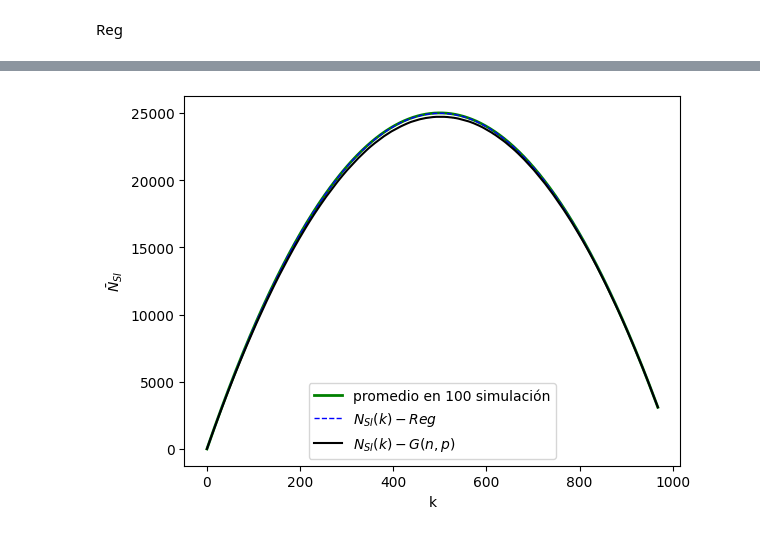
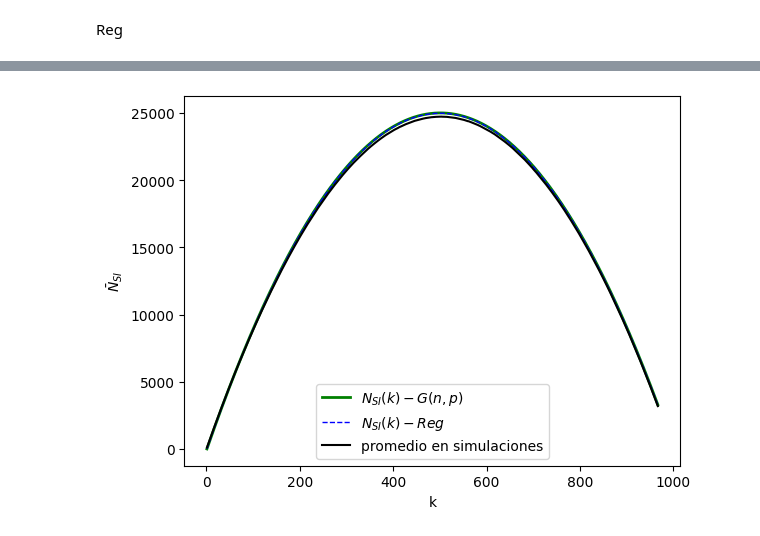
Before and after one commit to JairEsc/Aproximaciones-de-Modelos-Epidemiologicos, a Jupyter notebook: SIS_conteo.ipynb, the cells around one changed output, grey strips where cells are left out. Drawn from its saved outputs; the diff is of its cells as text; code cells hidden in the pictures.

```diff
--- a/SIS_conteo.ipynb
+++ b/SIS_conteo.ipynb
@@ -387,20 +387,20 @@ k
 # %%
 conteo_promedio=conteo_data.groupby(['k']).mean()
 n=2
 r=[]
 r2=[]
 for i in range(0,len(conteo_promedio)):
     r.append(i*((N-i)/N)*(0.1*(N-1)))
     r2.append(i*(N-i)*0.1)
 conteo_promedio['reg']=r
 conteo_promedio['gnp']=r2
 plt.plot(conteo_promedio['gnp'],color='g',linewidth=2,label=r'$N_{SI}(k)-G(n,p)$')
 plt.plot(conteo_promedio['reg'],color='b',linestyle='dashed',linewidth=1,label=r'$N_{SI}(k)-Reg$')
 plt.plot(conteo_promedio.N_SI,color='black',label='promedio en simulaciones')
-plt.legend(['promedio en 100 simulación',r'$N_{SI}(k)-Reg$','$N_{SI}(k)-G(n,p)$'])
+plt.legend()
 plt.xlabel('k')
 plt.ylabel(r'$\bar{N}_{SI}$')
 plt.savefig('SIS_edges_d.png',dpi=300)
 plt.show()
 # %% [output]
-[figure, old version]
+[figure, new version]
```
Also changed, not shown: parts of 7 cells of this notebook.
